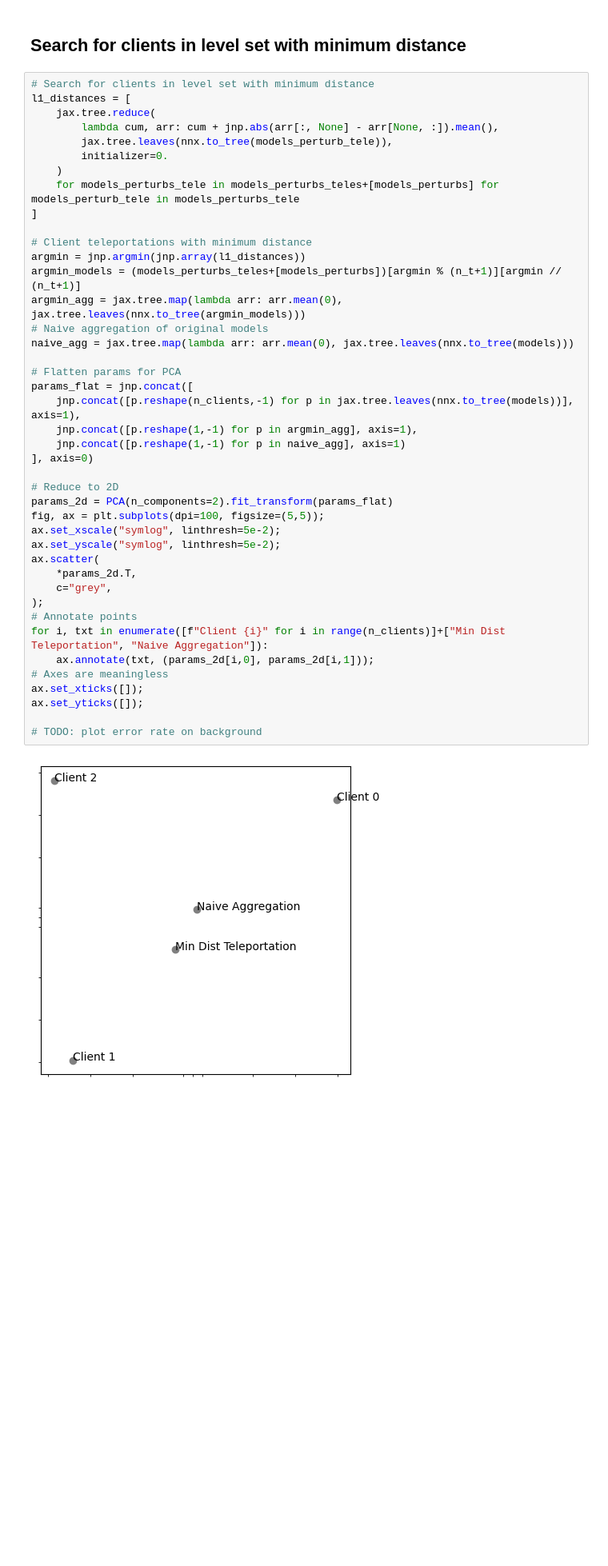
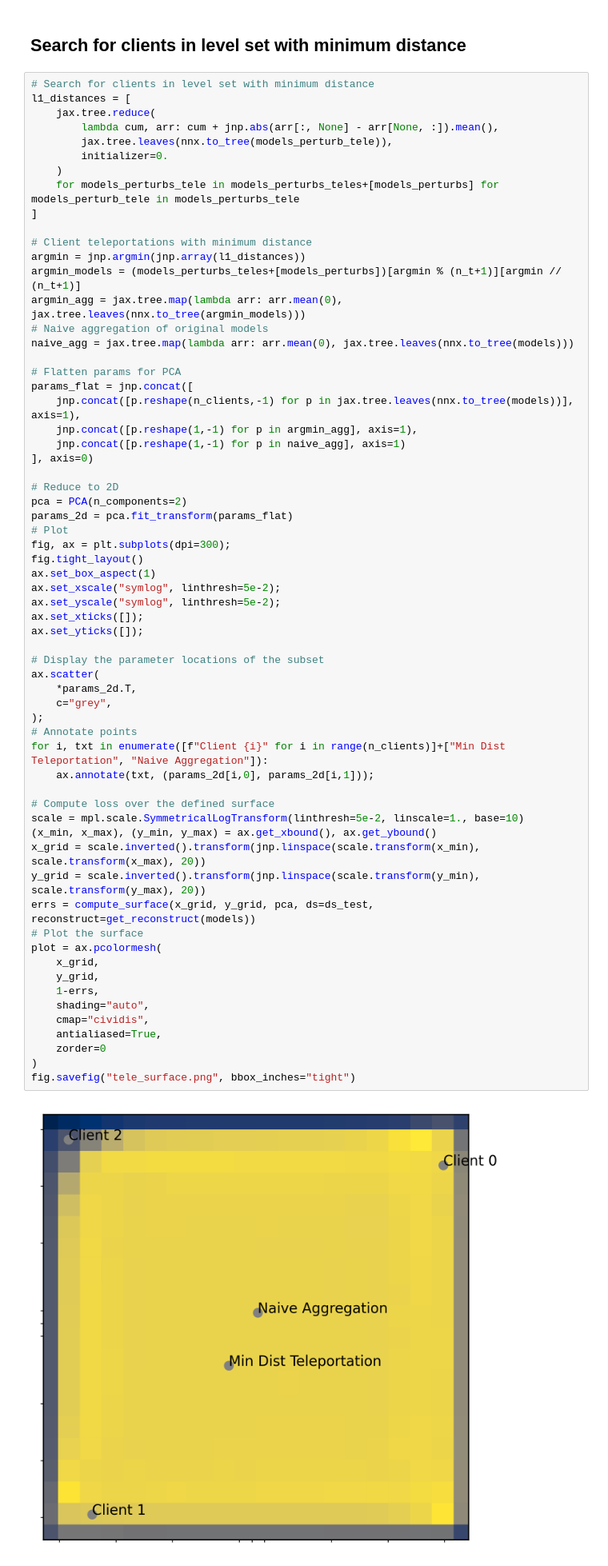
Before and after one commit to thijs-vanweezel/loss-symmetries-fl, a Jupyter notebook: teleport.ipynb, the cells around one changed output. Shown at 80% size. Cells and saved outputs as stored; diff of their text form; blank space fills up the shorter version.

Commit message:
plot surface on background

```diff
--- a/teleport.ipynb
+++ b/teleport.ipynb
@@ -119,37 +128,58 @@ l1_distances = [
     )
     for models_perturbs_tele in models_perturbs_teles+[models_perturbs] for models_perturb_tele in models_perturbs_tele
 ]
 
 # Client teleportations with minimum distance
 argmin = jnp.argmin(jnp.array(l1_distances))
 argmin_models = (models_perturbs_teles+[models_perturbs])[argmin % (n_t+1)][argmin // (n_t+1)]
 argmin_agg = jax.tree.map(lambda arr: arr.mean(0), jax.tree.leaves(nnx.to_tree(argmin_models)))
 # Naive aggregation of original models
 naive_agg = jax.tree.map(lambda arr: arr.mean(0), jax.tree.leaves(nnx.to_tree(models)))
 
 # Flatten params for PCA
 params_flat = jnp.concat([
     jnp.concat([p.reshape(n_clients,-1) for p in jax.tree.leaves(nnx.to_tree(models))], axis=1),
     jnp.concat([p.reshape(1,-1) for p in argmin_agg], axis=1),
     jnp.concat([p.reshape(1,-1) for p in naive_agg], axis=1)
 ], axis=0)
 
 # Reduce to 2D
-params_2d = PCA(n_components=2).fit_transform(params_flat)
-fig, ax = plt.subplots(dpi=100, figsize=(5,5));
+pca = PCA(n_components=2)
+params_2d = pca.fit_transform(params_flat)
+# Plot
+fig, ax = plt.subplots(dpi=300);
+fig.tight_layout()
+ax.set_box_aspect(1)
 ax.set_xscale("symlog", linthresh=5e-2);
 ax.set_yscale("symlog", linthresh=5e-2);
+ax.set_xticks([]);
+ax.set_yticks([]);
+
+# Display the parameter locations of the subset
 ax.scatter(
     *params_2d.T,
     c="grey",
 );
 # Annotate points
 for i, txt in enumerate([f"Client {i}" for i in range(n_clients)]+["Min Dist Teleportation", "Naive Aggregation"]):
     ax.annotate(txt, (params_2d[i,0], params_2d[i,1]));
-# Axes are meaningless
-ax.set_xticks([]);
-ax.set_yticks([]);
 
-# TODO: plot error rate on background
+# Compute loss over the defined surface
+scale = mpl.scale.SymmetricalLogTransform(linthresh=5e-2, linscale=1., base=10)
+(x_min, x_max), (y_min, y_max) = ax.get_xbound(), ax.get_ybound()
+x_grid = scale.inverted().transform(jnp.linspace(scale.transform(x_min), scale.transform(x_max), 20))
+y_grid = scale.inverted().transform(jnp.linspace(scale.transform(y_min), scale.transform(y_max), 20))
+errs = compute_surface(x_grid, y_grid, pca, ds=ds_test, reconstruct=get_reconstruct(models))
+# Plot the surface
+plot = ax.pcolormesh(
+    x_grid,
+    y_grid,
+    1-errs,
+    shading="auto",
+    cmap="cividis",
+    antialiased=True,
+    zorder=0
+)
+fig.savefig("tele_surface.png", bbox_inches="tight")
 # %% [output]
-[figure, old version]
+[figure, new version]
```
Also changed, not shown: parts of 3 cells of this notebook.
